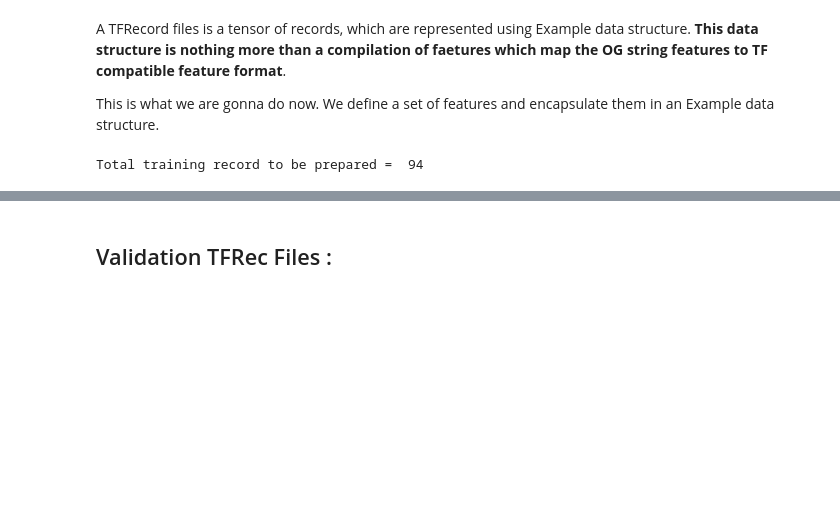
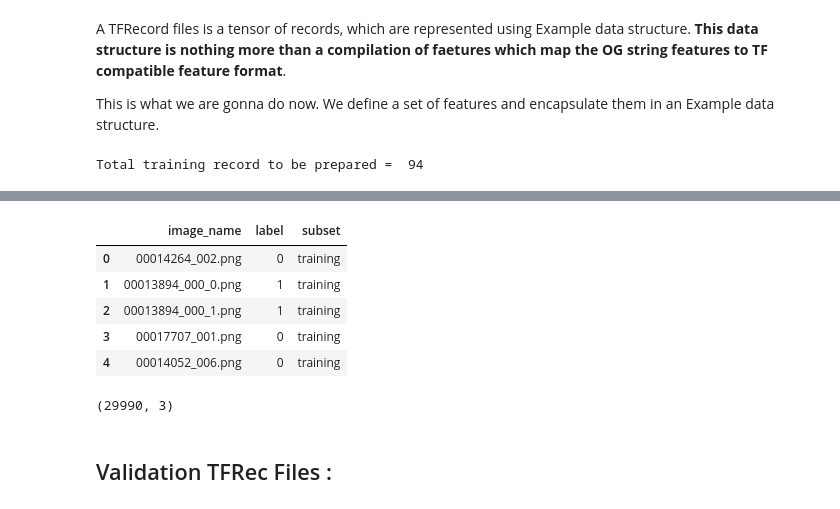
Before and after one commit to fireheart12/Chexnet_NIH, a Jupyter notebook: prepare-tfrec/NIH-prepareTFRec.ipynb, the cells around one changed output, grey strips where cells are left out. Drawn from its saved outputs; the diff is of its cells as text; code cells hidden in the pictures; blank space fills up the shorter version.

```diff
--- a/prepare-tfrec/NIH-prepareTFRec.ipynb
+++ b/prepare-tfrec/NIH-prepareTFRec.ipynb
@@ -244,17 +259,21 @@ Total training record to be prepared =  94
 # %%
+count_healthy = 0
 for j in tqdm(range(total_chunks)) :
-    print("Writing TFRecord %i of %i"%(j+1, total_chunks))
+    print("\nWriting Training TFRecord %i of %i"%(j+1, total_chunks))
     count = min(SIZE, len(training_image_ids) - (j * SIZE))
-    with tf.io.TFRecordWriter("./tfrec_binary_classification/train%.2i-%i.tfrec"%(j, count * 10)) as writer :
+    with tf.io.TFRecordWriter("./tfrec_v3/train%.2i.tfrec"%(j)) as writer :
         c = 0
         for k in range(count) :
             image_id = training_image_ids[(SIZE * j) + k]
-            image = cv2.imread(PATH + image_id)
+            image_path = PATH + image_id
+            image = cv2.imread(image_path)
             image = cv2.cvtColor(image, cv2.COLOR_BGR2RGB)
             image = cv2.resize(image, (IMAGE_SIZE[0], IMAGE_SIZE[0]), interpolation = cv2.INTER_NEAREST)
 
+
             if stratified_train_set.loc[stratified_train_set.image_id == image_id].values[0][1] == 1 :
-                for t in range(5) :
+                t = 0
+                for t in range(2) :
                     image_copy = image.copy()
                     image_copy = apply_albumin_augmentation(image_copy, transform)
                     image_copy = cv2.imencode(".jpg", image_copy, (cv2.IMWRITE_JPEG_QUALITY, 95))[1].tostring()
@@ -264,20 +283,30 @@ for j in tqdm(range(total_chunks)) :
                     feature_list = [image_copy, str.encode(name_without_extension), row.label.values[0]]
                     example = serialize_example(feature_list)
                     writer.write(example)
+
+                    metadata_bin_clf_tfrec.loc[dataframe_index] = [name_without_extension + ".png", row.label.values[0], "training"]
+                    dataframe_index = dataframe_index + 1
+
                     c += 1
 
                     if c %100 == 0 :
                         print(c, ",", end = " ")
             else:
-                image = cv2.imencode(".jpg", image, (cv2.IMWRITE_JPEG_QUALITY, 95))[1].tostring()
-                name_with_extension = image_id
-                name_without_extension = name_with_extension.split(".")[0]
-                row = stratified_train_set.loc[stratified_train_set.image_id == name_with_extension]
-                feature_list = [image, str.encode(name_without_extension), row.label.values[0]]
-                example = serialize_example(feature_list)
-                writer.write(example)
-                c += 1
+                count_healthy = count_healthy + 1
+                if count_healthy % 2 == 0 :
+                    image = cv2.imencode(".jpg", image, (cv2.IMWRITE_JPEG_QUALITY, 95))[1].tostring()
+                    name_with_extension = image_id
+                    name_without_extension = name_with_extension.split(".")[0]
+                    row = stratified_train_set.loc[stratified_train_set.image_id == name_with_extension]
+                    feature_list = [image, str.encode(name_without_extension), row.label.values[0]]
+                    example = serialize_example(feature_list)
+                    writer.write(example)
 
-                if c %100 == 0 :
-                    print(c, ",", end = " ")
+                    metadata_bin_clf_tfrec.loc[dataframe_index] = [name_without_extension + ".png", row.label.values[0], "training"]
+                    dataframe_index = dataframe_index + 1
+
+                    c += 1
+
+                    if c %100 == 0 :
+                        print(c, ",", end = " ")
 # %% [output]
@@ -302,3 +330,16 @@ Writing TFRecord 1 of 94
+# %%
+metadata_bin_clf_tfrec.head()
+# %% [output]
+|  | image_name | label | subset |
+| 0 | 00014264_002.png | 0 | training |
+| 1 | 00013894_000_0.png | 1 | training |
+| 2 | 00013894_000_1.png | 1 | training |
+| 3 | 00017707_001.png | 0 | training |
+| 4 | 00014052_006.png | 0 | training |
+# %%
+metadata_bin_clf_tfrec.shape
+# %% [output]
+(29990, 3)
 # %% [markdown]
 ## Validation TFRec Files :
 # %%
```
Also changed, not shown: parts of 14 cells of this notebook.
